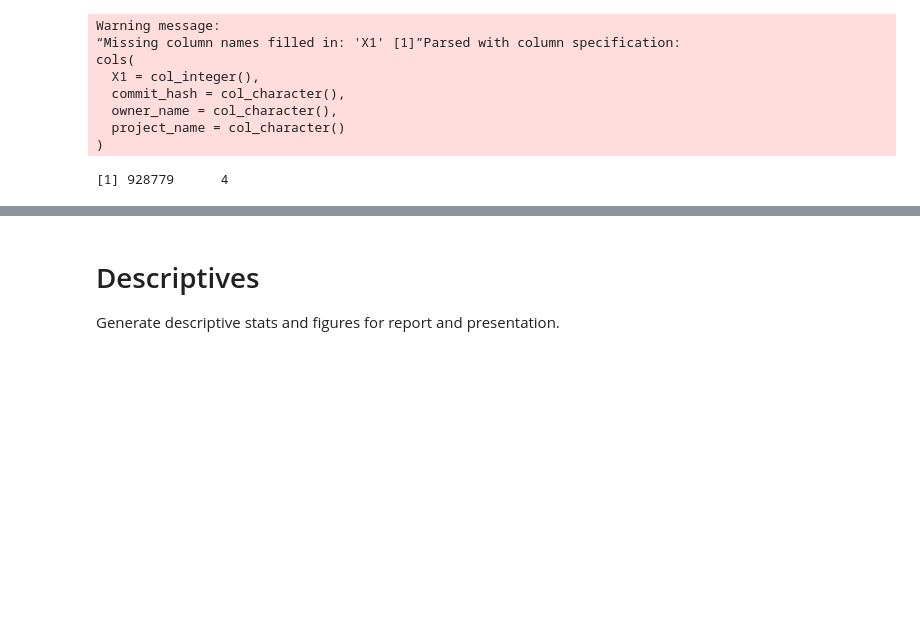
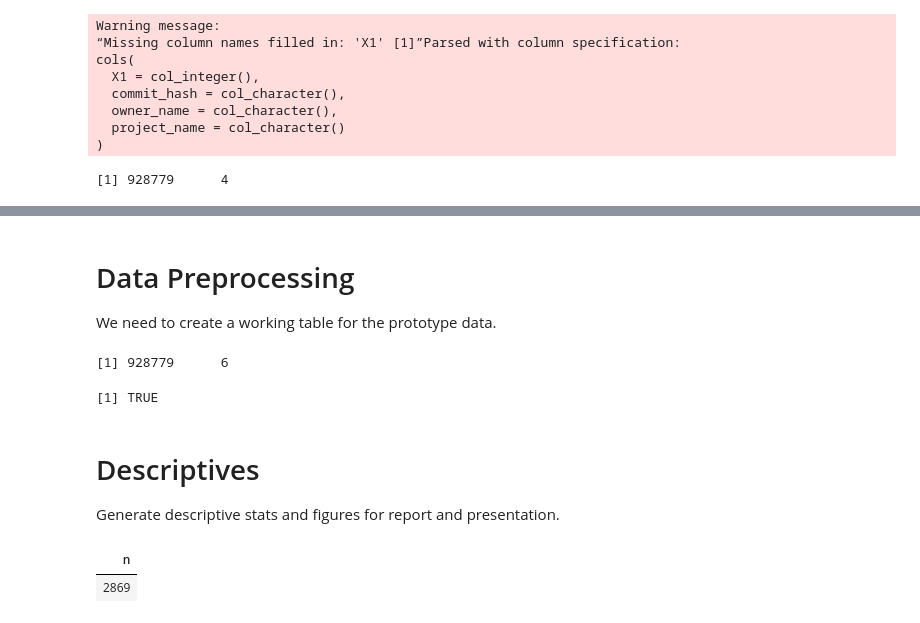
Before and after one commit to tbonza/EDS19, a Jupyter notebook: project/FinalReport.ipynb, the cells around one changed output, grey strips where cells are left out. Cells and saved outputs as stored; diff of their text form; code cells hidden in the pictures; blank space fills up the shorter version.

```diff
--- a/project/FinalReport.ipynb
+++ b/project/FinalReport.ipynb
@@ -109,3 +111,27 @@ cols(
+# %% [markdown]
+# Data Preprocessing
+
+We need to create a working table for the prototype data.
+# %%
+# one to one join
+
+df <- meta_prototype %>% select(-X1) %>%
+    inner_join(authors_prototype %>% select(-X1), by=c('commit_hash' = 'commit_hash'))
+
+
+dim(df)
+# %% [output]
+[1] 928779      6
+# %%
+# one to many join where meta_info without commits info is removed with right_join
+
+df <- df %>%
+        right_join(commits_prototype %>% select(-X1),
+                   by=c('commit_hash' = 'commit_hash'))
+
+dim(df)[1] == dim(commits_prototype)[1] # check dimensions
+# %% [output]
+[1] TRUE
 # %% [markdown]
 # Descriptives
 
@@ -112,0 +141,7 @@ Generate descriptive stats and figures for report and presentation.
+# %%
+# 2019-04-24 14:11:45,170 INFO Completed 2869 successes, 58 failures
+
+projects %>% count()
+# %% [output]
+| n |
+| 2869 |
```
Also changed, not shown: parts of 5 cells of this notebook, 4 other files.
